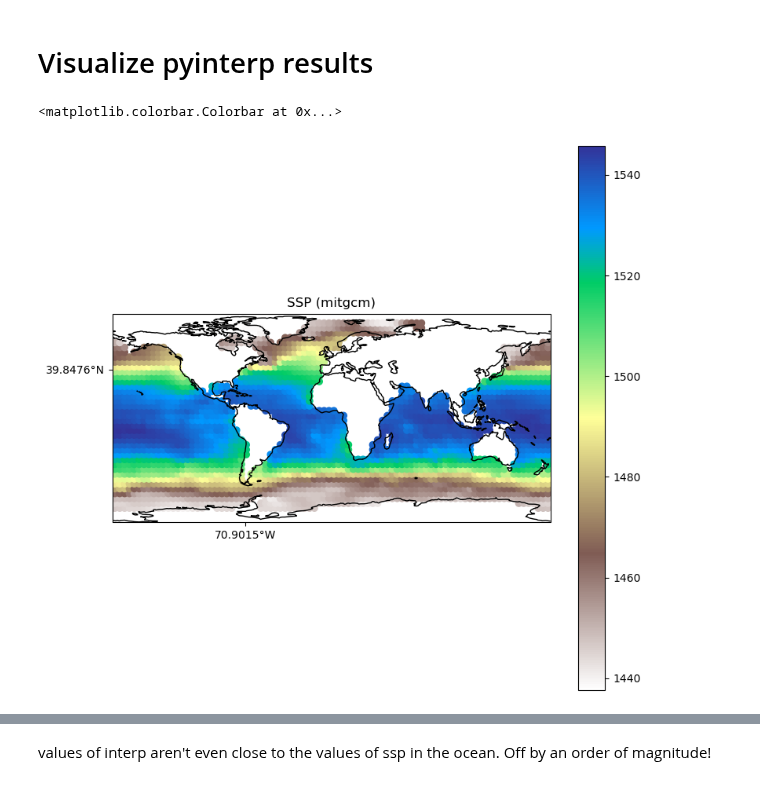
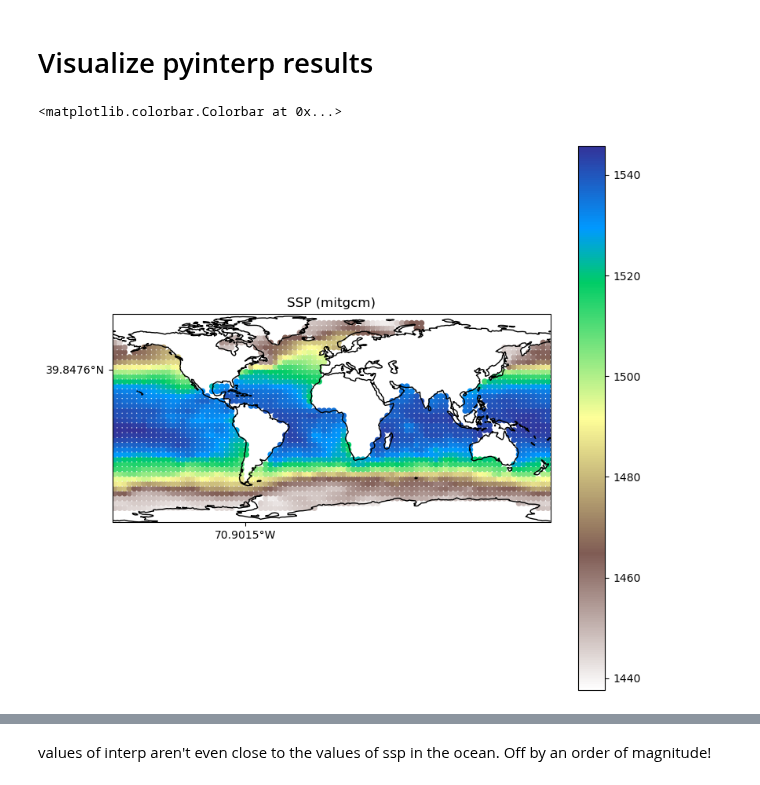
Before and after one commit to IvanaEscobar/sandbox, a Jupyter notebook: sandbox/bin/notebooks/ihop_interp_weights.ipynb, the cells around one changed output, grey strips where cells are left out. Cells and saved outputs as stored; diff of their text form; code cells hidden in the pictures.

```diff
--- a/sandbox/bin/notebooks/ihop_interp_weights.ipynb
+++ b/sandbox/bin/notebooks/ihop_interp_weights.ipynb
@@ -87,28 +87,28 @@ xc , yc = np.meshgrid(ds.XC, ds.YC)
 # %%
 fig = plt.figure(figsize=(9, 9))
 lon_formatter = cartopy.mpl.ticker.LongitudeFormatter(
     zero_direction_label=True)
 lat_formatter = cartopy.mpl.ticker.LatitudeFormatter()
 
 ax = fig.add_subplot(111, projection=cartopy.crs.PlateCarree())
 im=ax.scatter(   xc,
               yc,
               c=ds.ihop_ssp,
               cmap='terrain_r',
-              s=35,
+              s=20,
               transform=cartopy.crs.PlateCarree())
 ax.coastlines()
 ax.xaxis.set_major_formatter(lon_formatter)
 ax.yaxis.set_major_formatter(lat_formatter)
 ax.set_xticks(np.arange(line[0][0], line[0][-1], 10.0))
 ax.set_yticks(np.arange(line[1][0], line[1][-1], 10.0))
 ax.set_title('SSP (mitgcm)')
 
 #im.set_clim(min(rbf_ssp), max(idw_ssp))
 plt.colorbar(im)
 # %% [output]
 <matplotlib.colorbar.Colorbar at 0x...>
-[figure, old version]
+[figure, new version]
 # %%
 fig = plt.figure(figsize=(9, 9))
 lon_formatter = cartopy.mpl.ticker.LongitudeFormatter(
```
Also changed, not shown: parts of 2 cells of this notebook.
